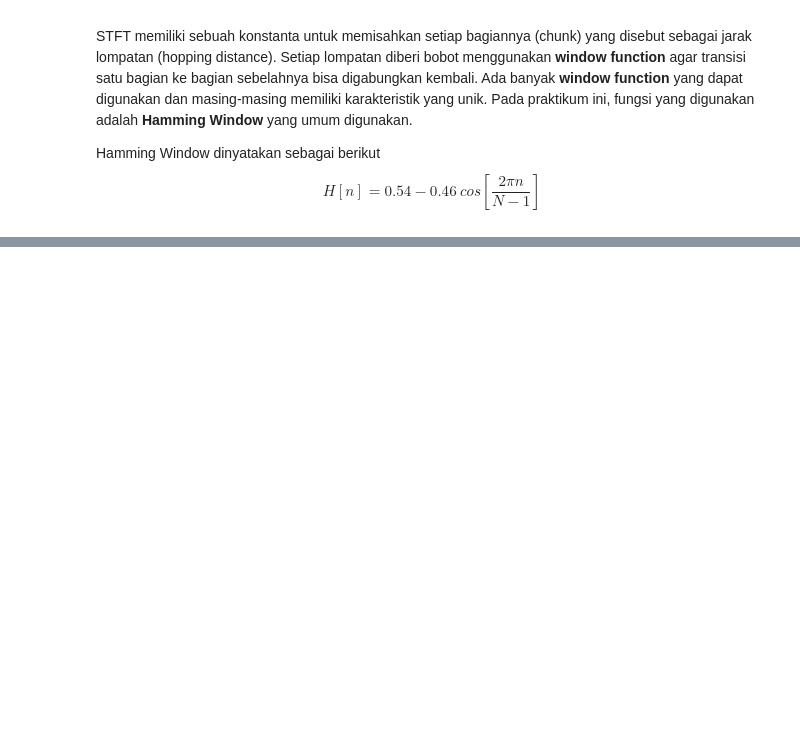
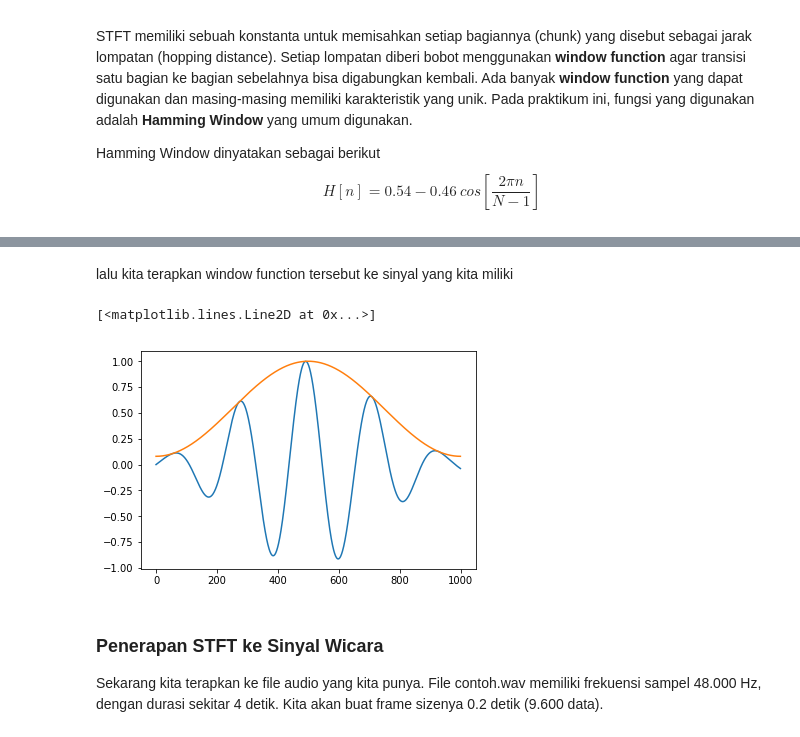
Before and after one commit to Arasy/PraktekNLP, a Jupyter notebook: PraktikumNLP-Audio-1.ipynb, the cells around one changed output, grey strips where cells are left out. Saved outputs shown, nothing was run; the diff lists cells and outputs as text; code cells hidden in the pictures; blank space fills up the shorter version.

Commit message:
Update STFT

```diff
--- a/PraktikumNLP-Audio-1.ipynb
+++ b/PraktikumNLP-Audio-1.ipynb
@@ -213,0 +264,12 @@ $$H[n] = 0.54 - 0.46\ cos \left[ \frac{2\pi n}{N - 1} \right]$$
+# %% [markdown]
+lalu kita terapkan window function tersebut ke sinyal yang kita miliki
+# %%
+frame = np.multiply(chunk, H)
+plt.plot(frame)
+plt.plot(H)
+# %% [output]
+[<matplotlib.lines.Line2D at 0x...>]
+[figure, added]
+# %% [markdown]
+### Penerapan STFT ke Sinyal Wicara
+Sekarang kita terapkan ke file audio yang kita punya. File contoh.wav memiliki frekuensi sampel 48.000 Hz, dengan durasi sekitar 4 detik. Kita akan buat frame sizenya 0.2 detik (9.600 data).
```
Also changed, not shown: parts of 8 cells of this notebook.
